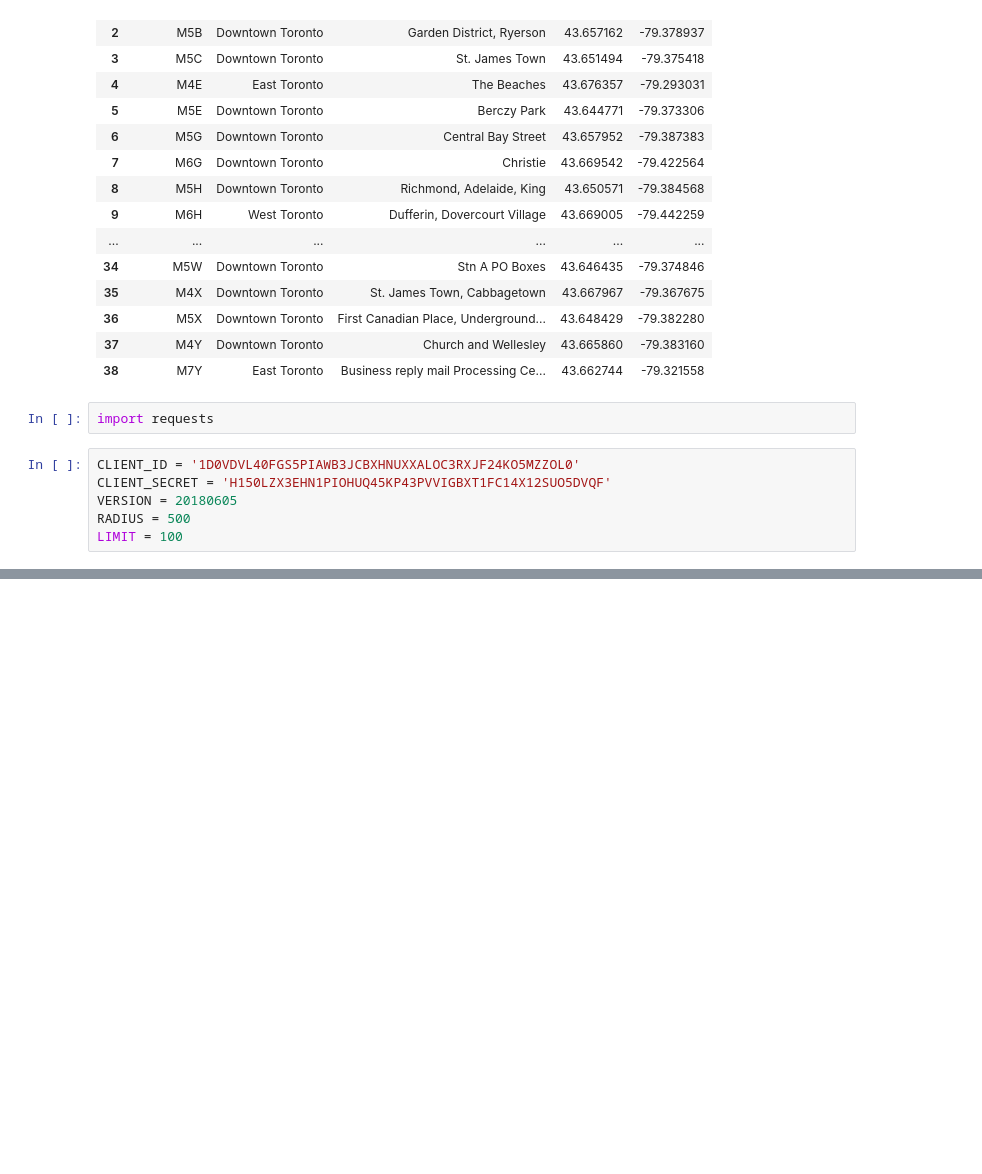
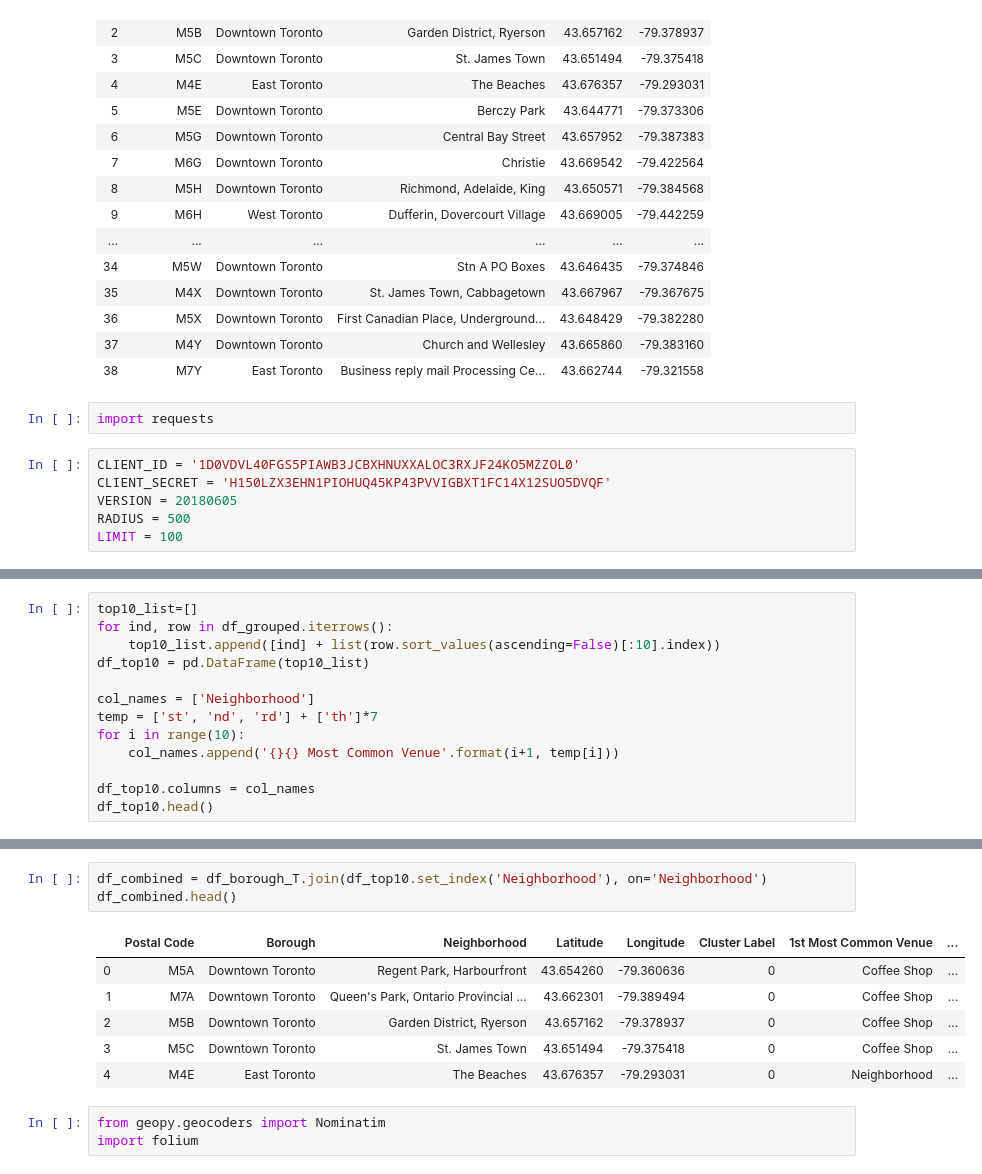
Before and after one commit to dingyan20/Coursera_Capstone, a Jupyter notebook: Segmenting and Clustering Neighborhoods in Toronto (3).ipynb, the cells around one changed output, grey strips where cells are left out. Saved outputs shown, nothing was run; the diff lists cells and outputs as text; blank space fills up the shorter version.

```diff
--- a/Segmenting and Clustering Neighborhoods in Toronto (3).ipynb
+++ b/Segmenting and Clustering Neighborhoods in Toronto (3).ipynb
@@ -120,0 +168,13 @@ SSLError: HTTPSConnectionPool(host='api.foursquare.com', port=443): Max retries
+# %%
+top10_list=[]
+for ind, row in df_grouped.iterrows():
+    top10_list.append([ind] + list(row.sort_values(ascending=False)[:10].index))
+df_top10 = pd.DataFrame(top10_list)
+
+col_names = ['Neighborhood']
+temp = ['st', 'nd', 'rd'] + ['th']*7
+for i in range(10):
+    col_names.append('{}{} Most Common Venue'.format(i+1, temp[i]))
+
+df_top10.columns = col_names
+df_top10.head()
@@ -120,0 +209,13 @@ SSLError: HTTPSConnectionPool(host='api.foursquare.com', port=443): Max retries
+# %%
+df_combined = df_borough_T.join(df_top10.set_index('Neighborhood'), on='Neighborhood')
+df_combined.head()
+# %% [output]
+|  | Postal Code | Borough | Neighborhood | Latitude | Longitude | Cluster Label | 1st Most Common Venue | ... |
+| 0 | M5A | Downtown Toronto | Regent Park, Harbourfront | 43.654260 | -79.360636 | 0 | Coffee Shop | ... |
+| 1 | M7A | Downtown Toronto | Queen's Park, Ontario Provincial ... | 43.662301 | -79.389494 | 0 | Coffee Shop | ... |
+| 2 | M5B | Downtown Toronto | Garden District, Ryerson | 43.657162 | -79.378937 | 0 | Coffee Shop | ... |
+| 3 | M5C | Downtown Toronto | St. James Town | 43.651494 | -79.375418 | 0 | Coffee Shop | ... |
+| 4 | M4E | East Toronto | The Beaches | 43.676357 | -79.293031 | 0 | Neighborhood | ... |
+# %%
+from geopy.geocoders import Nominatim
+import folium
```
Also changed, not shown: parts of 20 cells of this notebook.
